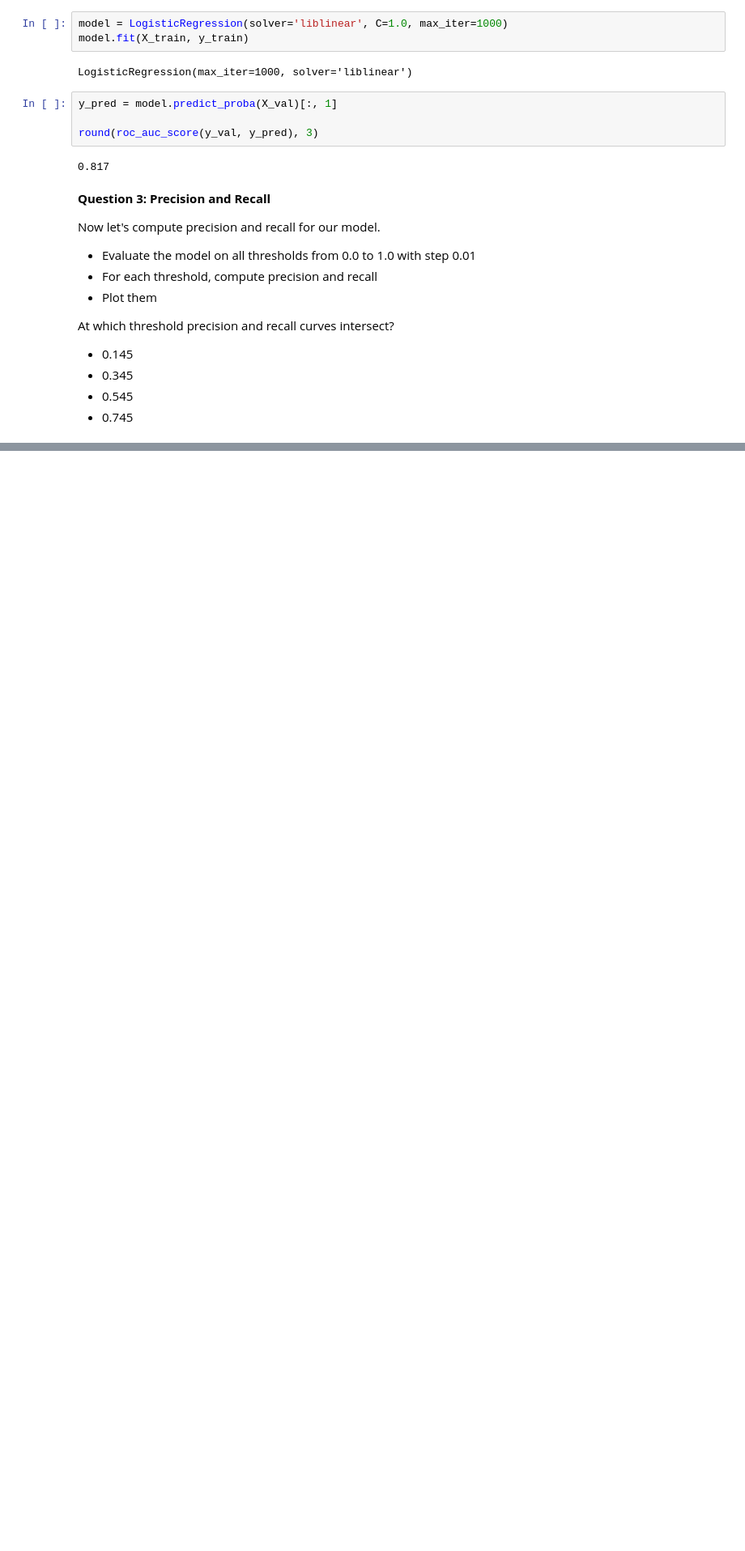
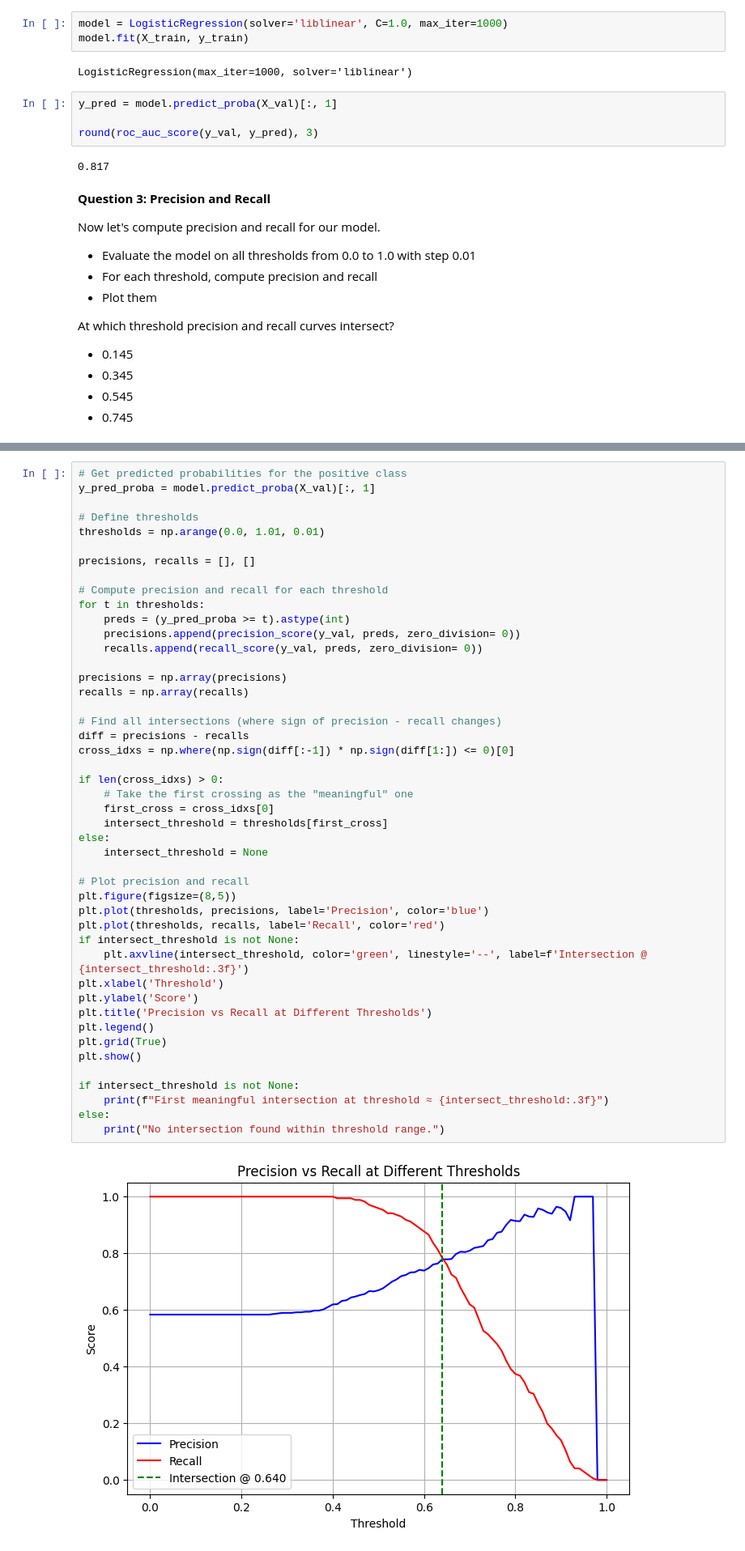
Before and after one commit to dangoled/ML_ZoomCamp_2025, a Jupyter notebook: homeworks/03 Evaluation/03 Evaluation_HW.ipynb, the cells around one changed output, grey strips where cells are left out. Shown at 81% size. Drawn from its saved outputs; the diff is of its cells as text; blank space fills up the shorter version.

```diff
--- a/homeworks/03 Evaluation/03 Evaluation_HW.ipynb
+++ b/homeworks/03 Evaluation/03 Evaluation_HW.ipynb
@@ -175,0 +212,48 @@ At which threshold precision and recall curves intersect?
+# %%
+# Get predicted probabilities for the positive class
+y_pred_proba = model.predict_proba(X_val)[:, 1]
+
+# Define thresholds
+thresholds = np.arange(0.0, 1.01, 0.01)
+
+precisions, recalls = [], []
+
+# Compute precision and recall for each threshold
+for t in thresholds:
+    preds = (y_pred_proba >= t).astype(int)
+    precisions.append(precision_score(y_val, preds, zero_division= 0))
+    recalls.append(recall_score(y_val, preds, zero_division= 0))
+
+precisions = np.array(precisions)
+recalls = np.array(recalls)
+
+# Find all intersections (where sign of precision - recall changes)
+diff = precisions - recalls
+cross_idxs = np.where(np.sign(diff[:-1]) * np.sign(diff[1:]) <= 0)[0]
+
+if len(cross_idxs) > 0:
+    # Take the first crossing as the "meaningful" one
+    first_cross = cross_idxs[0]
+    intersect_threshold = thresholds[first_cross]
+else:
+    intersect_threshold = None
+
+# Plot precision and recall
+plt.figure(figsize=(8,5))
+plt.plot(thresholds, precisions, label='Precision', color='blue')
+plt.plot(thresholds, recalls, label='Recall', color='red')
+if intersect_threshold is not None:
+    plt.axvline(intersect_threshold, color='green', linestyle='--', label=f'Intersection @ {intersect_threshold:.3f}')
+plt.xlabel('Threshold')
+plt.ylabel('Score')
+plt.title('Precision vs Recall at Different Thresholds')
+plt.legend()
+plt.grid(True)
+plt.show()
+
+if intersect_threshold is not None:
+    print(f"First meaningful intersection at threshold ≈ {intersect_threshold:.3f}")
+else:
+    print("No intersection found within threshold range.")
+# %% [output]
+[figure, added]
```
Also changed, not shown: parts of 6 cells of this notebook.
